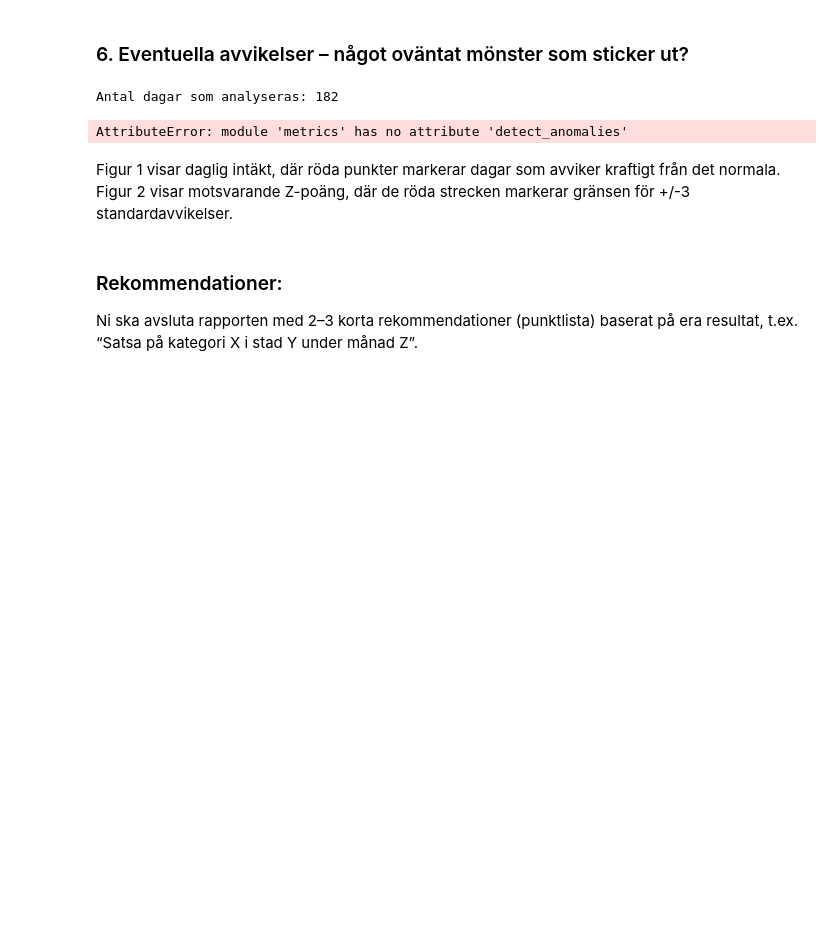
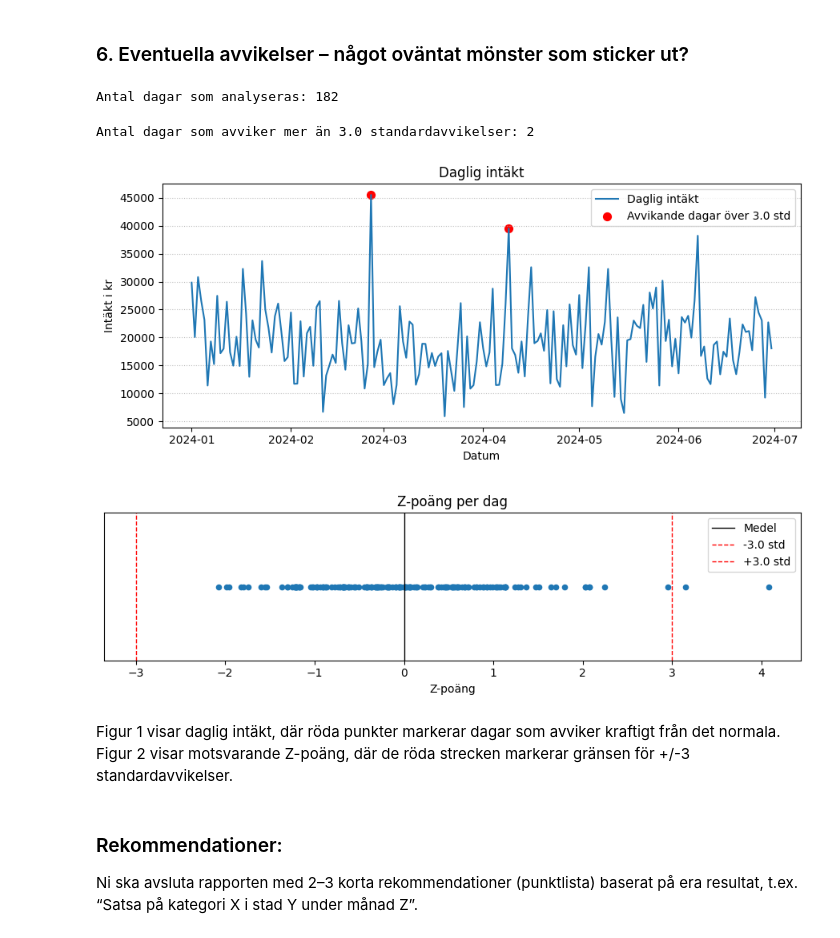
Before and after one commit to NadineKn/TW1, a Jupyter notebook: report.ipynb, the cells around one changed output. Saved outputs shown, nothing was run; the diff lists cells and outputs as text; code cells hidden in the pictures; blank space fills up the shorter version.

Commit message:
Henrik har lagt till avvikelsefunktioner i metrics.py, plottfunktion i viz.py och mindre importjusteringar i report.ipynb

```diff
--- a/report.ipynb
+++ b/report.ipynb
@@ -244,46 +160,13 @@ print("Antal dagar som analyseras:", daily_revenue.shape[0])
 Antal dagar som analyseras: 182
 # %%
 Z = 3.0
-
 anomalies, z = metrics.detect_anomalies(daily_revenue, threshold=Z)
-
-print(f"Antal dagar som avviker mer än {Z} standardavvikelser: {len(anomalies)}")
-
-display(anomalies.sort_index().head(5))
-
-
-plt.figure(figsize=(9,4))
-plt.plot(daily_revenue.index, daily_revenue.values, label="Daglig intäkt")
-if len(anomalies) > 0:
-    plt.scatter(
-        anomalies.index, anomalies.values,
-        color="red", s=50,
-        label=f"Avvikande dagar över {Z} std",
-        )
-plt.title("Daglig intäkt")
-plt.xlabel("Datum")
-plt.ylabel("Intäkt i kr")
-plt.legend(loc="upper right")
-plt.grid(True, axis="y", linestyle=":", alpha=0.8)
-plt.tight_layout()
-plt.show()
-
-
-
-plt.figure(figsize=(9,2.8))
-plt.scatter(z, np.zeros_like(z), s=20)
-plt.axvline(0,  color="black", linestyle="-",  linewidth=1, label="Medel")
-plt.axvline(-Z, color="red",   linestyle="--", linewidth=1, label=f"-{Z} std")
-plt.axvline( Z, color="red",   linestyle="--", linewidth=1, label=f"+{Z} std")
-plt.yticks([])
-plt.ylabel("")
-plt.xlabel("Z-poäng")
-plt.title("Z-poäng per dag")
-plt.legend(loc="upper right")
-plt.tight_layout()
-plt.show()
-# %% [output]
-AttributeError: module 'metrics' has no attribute 'detect_anomalies'
+# %%
+viz.plot_anomalies(daily_revenue, anomalies, z, Z)
+# %% [output]
+Antal dagar som avviker mer än 3.0 standardavvikelser: 2
+[figure, added]
+[figure, added]
 # %% [markdown]
 Figur 1 visar daglig intäkt, där röda punkter markerar dagar som avviker kraftigt från det normala.
 Figur 2 visar motsvarande Z-poäng, där de röda strecken markerar gränsen för +/-3 standardavvikelser.
```
Also changed, not shown: parts of 14 cells of this notebook, 2 other files.
